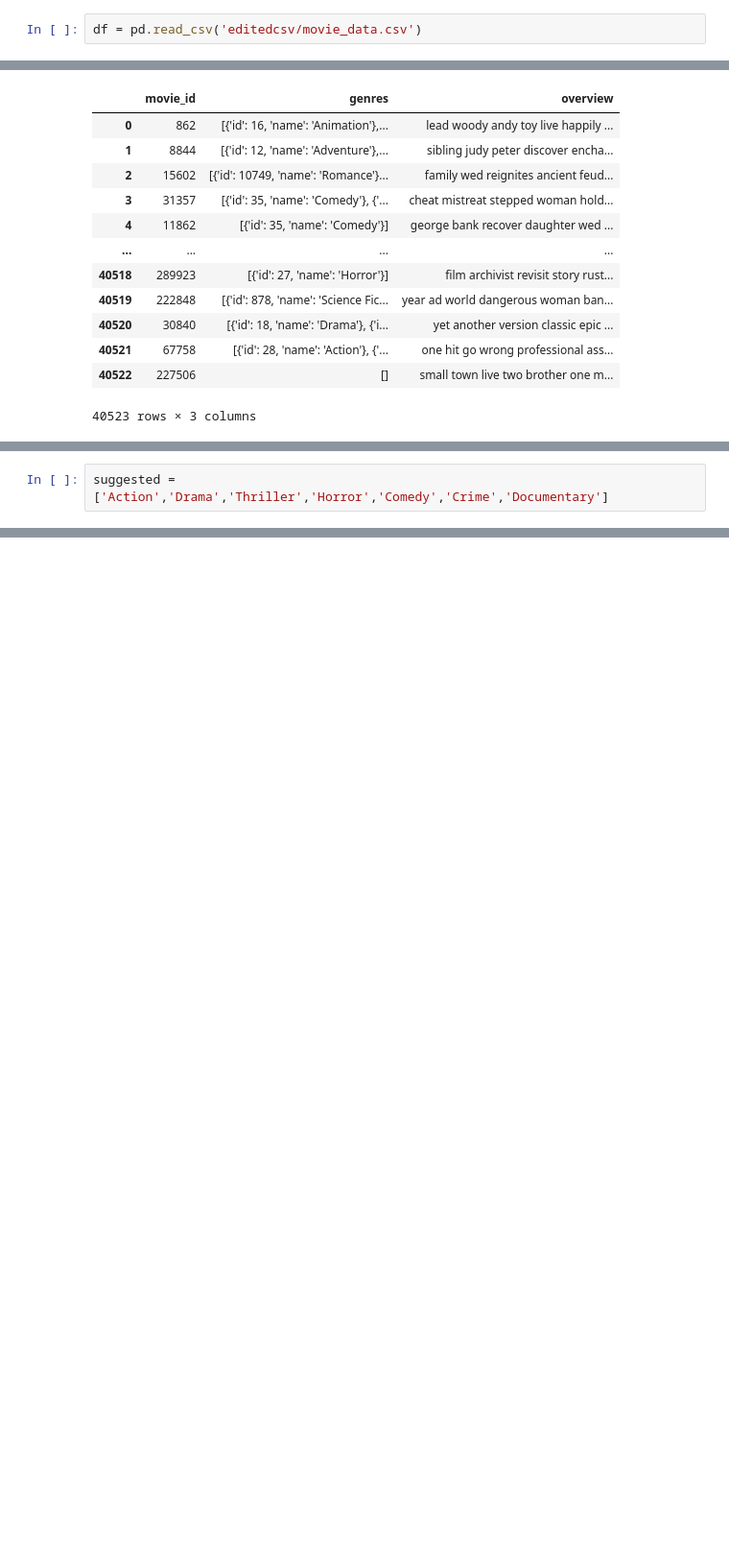
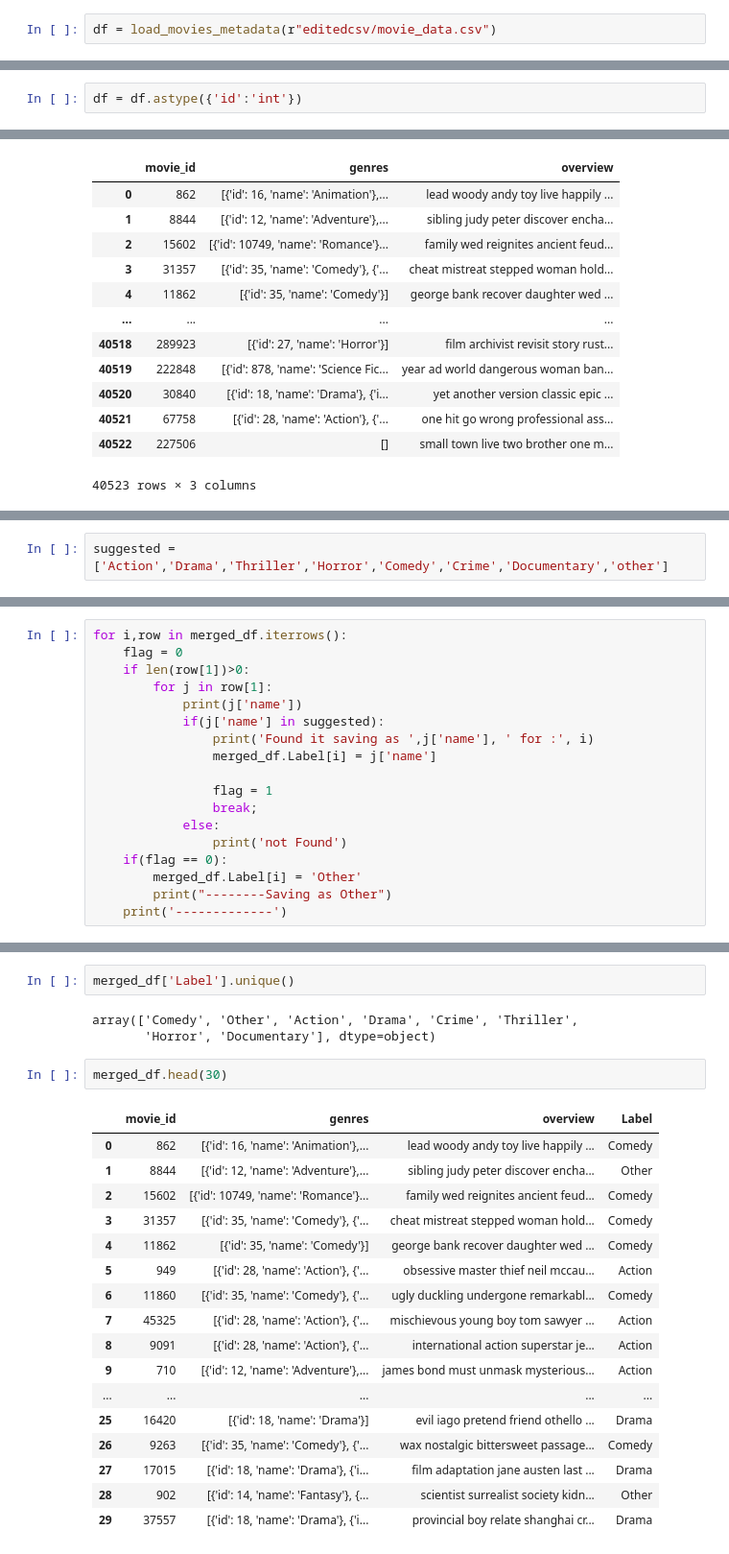
Before and after one commit to IORD1/DSBDA-scripts-rating, a Jupyter notebook: genresAnalysis.ipynb, the cells around one changed output, grey strips where cells are left out. Shown at 96% size. Drawn from its saved outputs; the diff is of its cells as text; blank space fills up the shorter version.

Commit message:
created Genres advance availabe in root dirc

```diff
--- a/genresAnalysis.ipynb
+++ b/genresAnalysis.ipynb
@@ -3,5 +19,5 @@ import pandas as pd
 # %%
-df = pd.read_csv('editedcsv/movie_data.csv')
+df = load_movies_metadata(r"editedcsv/movie_data.csv")
 # %%
 do = pd.read_csv("editedcsv/processed1.csv")
 # %%
@@ -11,3 +27,5 @@ do.shape
+# %%
+df = df.astype({'id':'int'})
 # %%
 df.dtypes
 # %% [output]
@@ -100,3 +122,3 @@ overview    3
 dtype: int64
 # %%
-suggested = ['Action','Drama','Thriller','Horror','Comedy','Crime','Documentary']
+suggested = ['Action','Drama','Thriller','Horror','Comedy','Crime','Documentary','other']
@@ -125,0 +125,18 @@ for i,row in merged_df.iterrows():
+# %%
+for i,row in merged_df.iterrows():
+    flag = 0
+    if len(row[1])>0:
+        for j in row[1]:
+            print(j['name'])
+            if(j['name'] in suggested):
+                print('Found it saving as ',j['name'], ' for :', i)
+                merged_df.Label[i] = j['name']
+
+                flag = 1
+                break;
+            else:
+                print('not Found')
+    if(flag == 0):
+        merged_df.Label[i] = 'Other'
+        print("--------Saving as Other")
+    print('-------------')
@@ -125,0 +186,25 @@ for i,row in merged_df.iterrows():
+# %%
+merged_df['Label'].unique()
+# %% [output]
+array(['Comedy', 'Other', 'Action', 'Drama', 'Crime', 'Thriller',
+       'Horror', 'Documentary'], dtype=object)
+# %%
+merged_df.head(30)
+# %% [output]
+|  | movie_id | genres | overview | Label |
+| 0 | 862 | [{'id': 16, 'name': 'Animation'},... | lead woody andy toy live happily ... | Comedy |
+| 1 | 8844 | [{'id': 12, 'name': 'Adventure'},... | sibling judy peter discover encha... | Other |
+| 2 | 15602 | [{'id': 10749, 'name': 'Romance'}... | family wed reignites ancient feud... | Comedy |
+| 3 | 31357 | [{'id': 35, 'name': 'Comedy'}, {'... | cheat mistreat stepped woman hold... | Comedy |
+| 4 | 11862 | [{'id': 35, 'name': 'Comedy'}] | george bank recover daughter wed ... | Comedy |
+| 5 | 949 | [{'id': 28, 'name': 'Action'}, {'... | obsessive master thief neil mccau... | Action |
+| 6 | 11860 | [{'id': 35, 'name': 'Comedy'}, {'... | ugly duckling undergone remarkabl... | Comedy |
+| 7 | 45325 | [{'id': 28, 'name': 'Action'}, {'... | mischievous young boy tom sawyer ... | Action |
+| 8 | 9091 | [{'id': 28, 'name': 'Action'}, {'... | international action superstar je... | Action |
+| 9 | 710 | [{'id': 12, 'name': 'Adventure'},... | james bond must unmask mysterious... | Action |
+| ... | ... | ... | ... | ... |
+| 25 | 16420 | [{'id': 18, 'name': 'Drama'}] | evil iago pretend friend othello ... | Drama |
+| 26 | 9263 | [{'id': 35, 'name': 'Comedy'}, {'... | wax nostalgic bittersweet passage... | Comedy |
+| 27 | 17015 | [{'id': 18, 'name': 'Drama'}, {'i... | film adaptation jane austen last ... | Drama |
+| 28 | 902 | [{'id': 14, 'name': 'Fantasy'}, {... | scientist surrealist society kidn... | Other |
+| 29 | 37557 | [{'id': 18, 'name': 'Drama'}, {'i... | provincial boy relate shanghai cr... | Drama |
```
Also changed, not shown: parts of 8 cells of this notebook, 1 other file.
